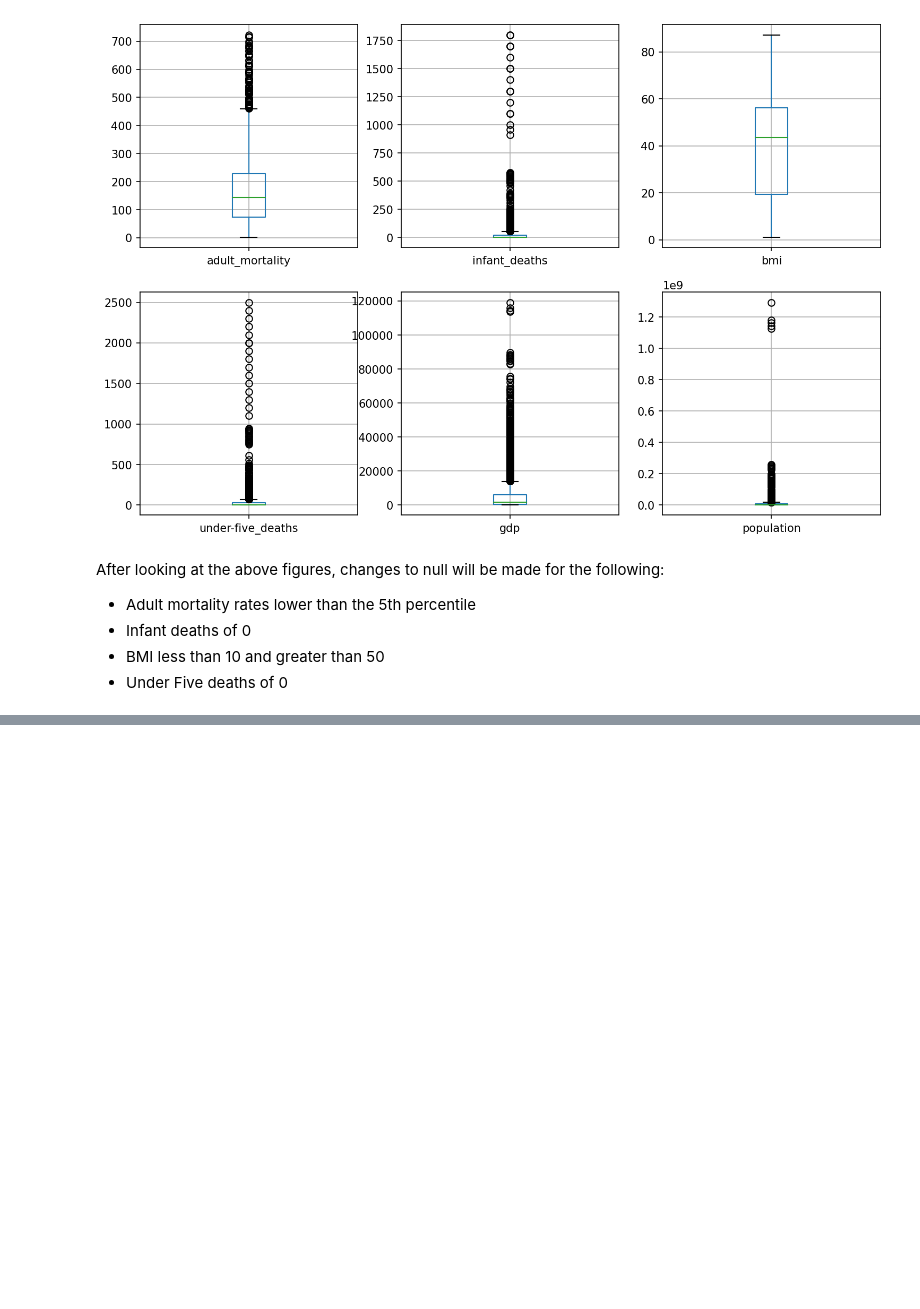
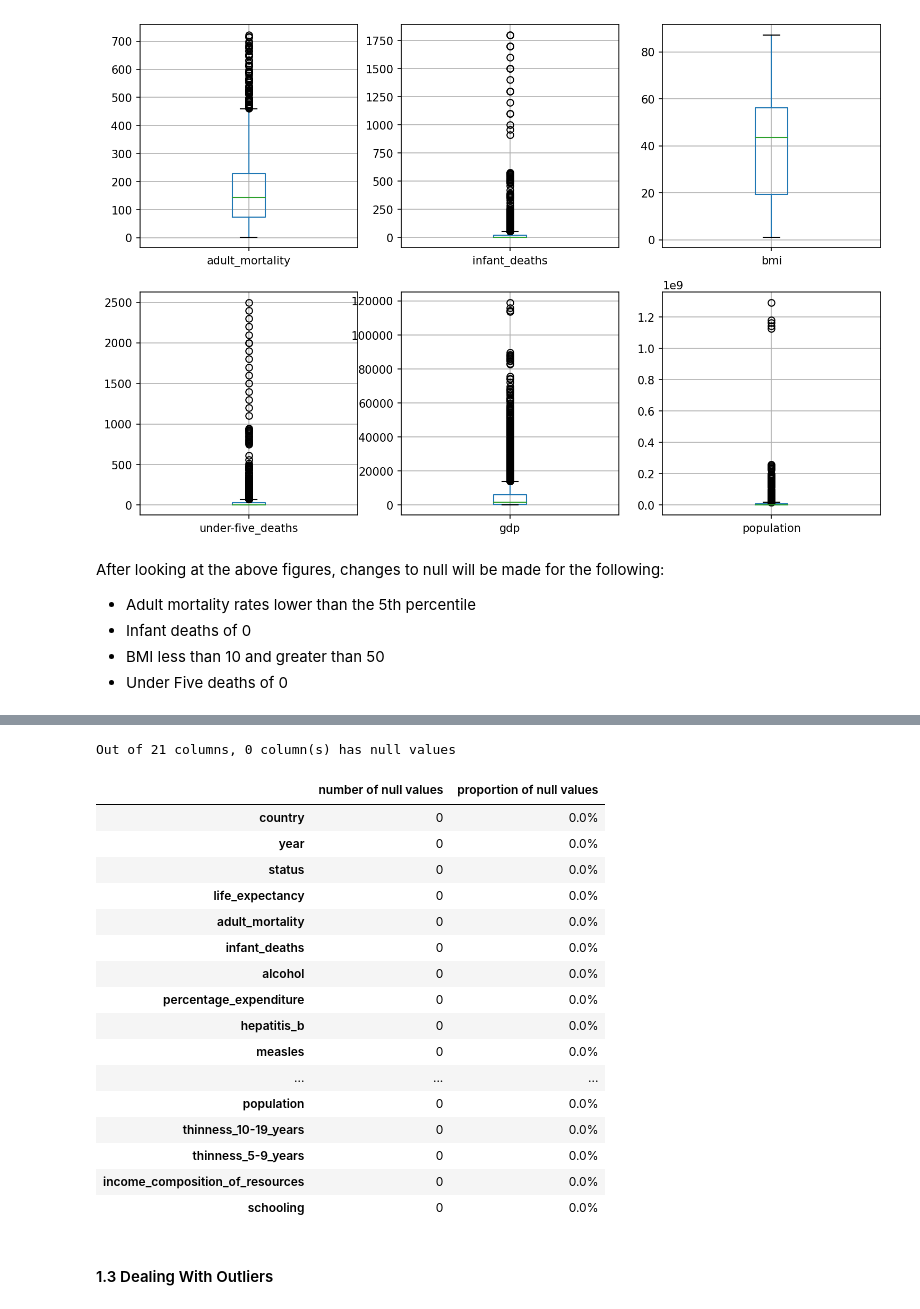
Before and after one commit to Dnezzhello/python_project, a Jupyter notebook: life_expectancy.ipynb, the cells around one changed output, grey strips where cells are left out. Cells and saved outputs as stored; diff of their text form; code cells hidden in the pictures; blank space fills up the shorter version.

```diff
--- a/life_expectancy.ipynb
+++ b/life_expectancy.ipynb
@@ -139,0 +208,32 @@ memory usage: 505.1+ KB
+# %%
+#imputation by year
+imputed_data = []
+for year in list(df.year.unique()):
+    year_data = df[df.year == year].copy()
+    for col in list(year_data.columns)[3:]:
+        year_data[col] = year_data[col].fillna(year_data[col].dropna().mean()).copy()
+    imputed_data.append(year_data)
+df = pd.concat(imputed_data).copy()
+# %%
+pd.DataFrame(data=nulls_breakdown(df), index=df.columns)
+# %% [output]
+Out of 21 columns, 0 column(s) has null values
+|  | number of null values | proportion of null values |
+| country | 0 | 0.0% |
+| year | 0 | 0.0% |
+| status | 0 | 0.0% |
+| life_expectancy | 0 | 0.0% |
+| adult_mortality | 0 | 0.0% |
+| infant_deaths | 0 | 0.0% |
+| alcohol | 0 | 0.0% |
+| percentage_expenditure | 0 | 0.0% |
+| hepatitis_b | 0 | 0.0% |
+| measles | 0 | 0.0% |
+| ... | ... | ... |
+| population | 0 | 0.0% |
+| thinness_10-19_years | 0 | 0.0% |
+| thinness_5-9_years | 0 | 0.0% |
+| income_composition_of_resources | 0 | 0.0% |
+| schooling | 0 | 0.0% |
+# %% [markdown]
+#### 1.3 Dealing With Outliers
```
Also changed, not shown: parts of 10 cells of this notebook.
